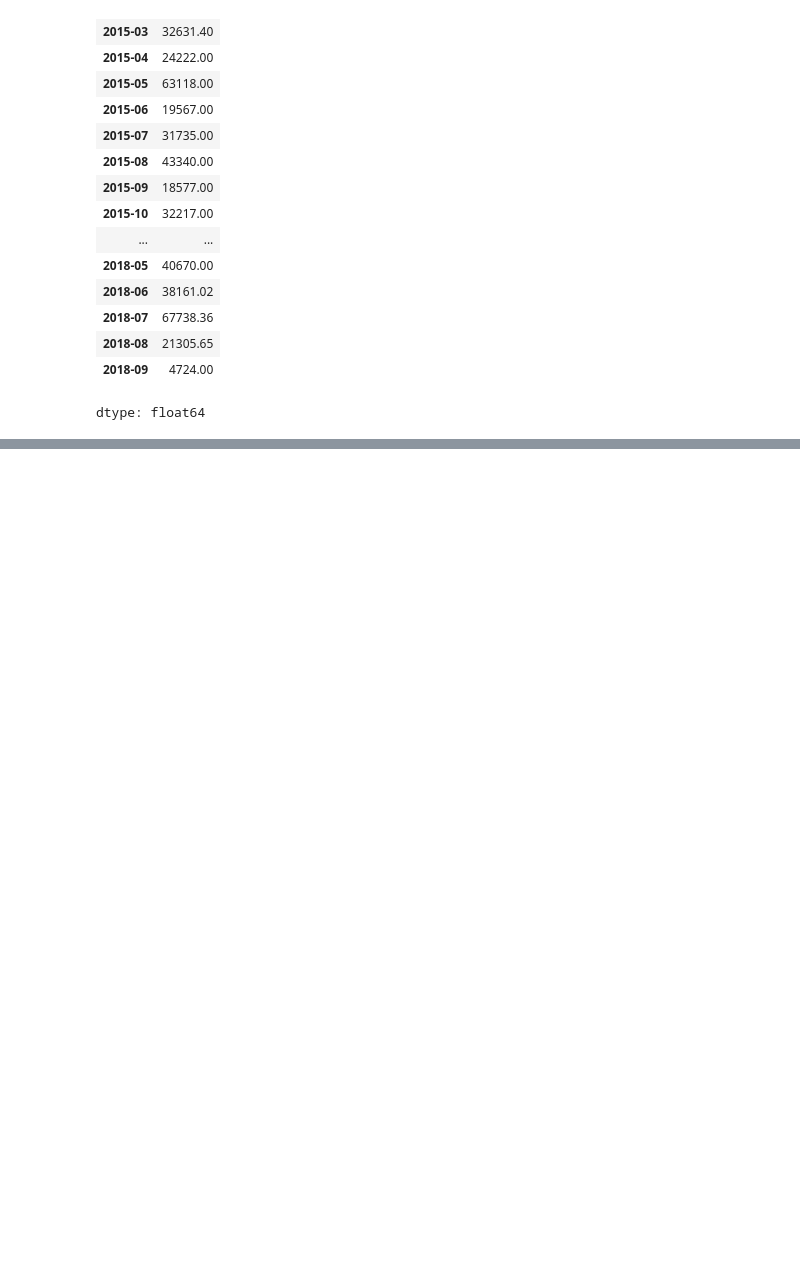
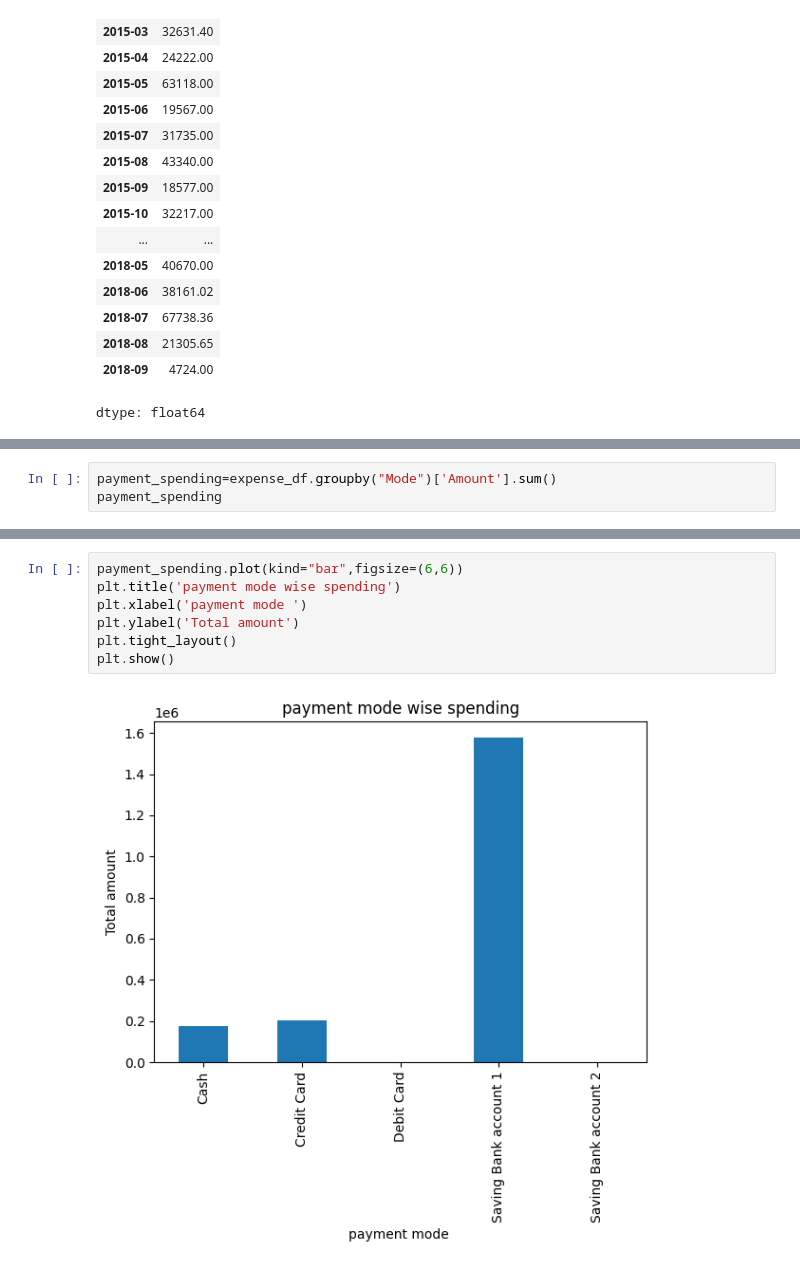
Before and after one commit to kailashchaudhary-p/Daily-Expense-Analyzer, a Jupyter notebook: Daily_Expense_Analyzer.ipynb, the cells around one changed output, grey strips where cells are left out. Cells and saved outputs as stored; diff of their text form; blank space fills up the shorter version.

```diff
--- a/Daily_Expense_Analyzer.ipynb
+++ b/Daily_Expense_Analyzer.ipynb
@@ -530,0 +538,3 @@ monthly_spending.plot(kind="brah",figsize=(10,6))
+# %%
+payment_spending=expense_df.groupby("Mode")['Amount'].sum()
+payment_spending
@@ -530,0 +550,9 @@ monthly_spending.plot(kind="brah",figsize=(10,6))
+# %%
+payment_spending.plot(kind="bar",figsize=(6,6))
+plt.title('payment mode wise spending')
+plt.xlabel('payment mode ')
+plt.ylabel('Total amount')
+plt.tight_layout()
+plt.show()
+# %% [output]
+[figure, added]
```
Also changed, not shown: parts of 3 cells of this notebook.
